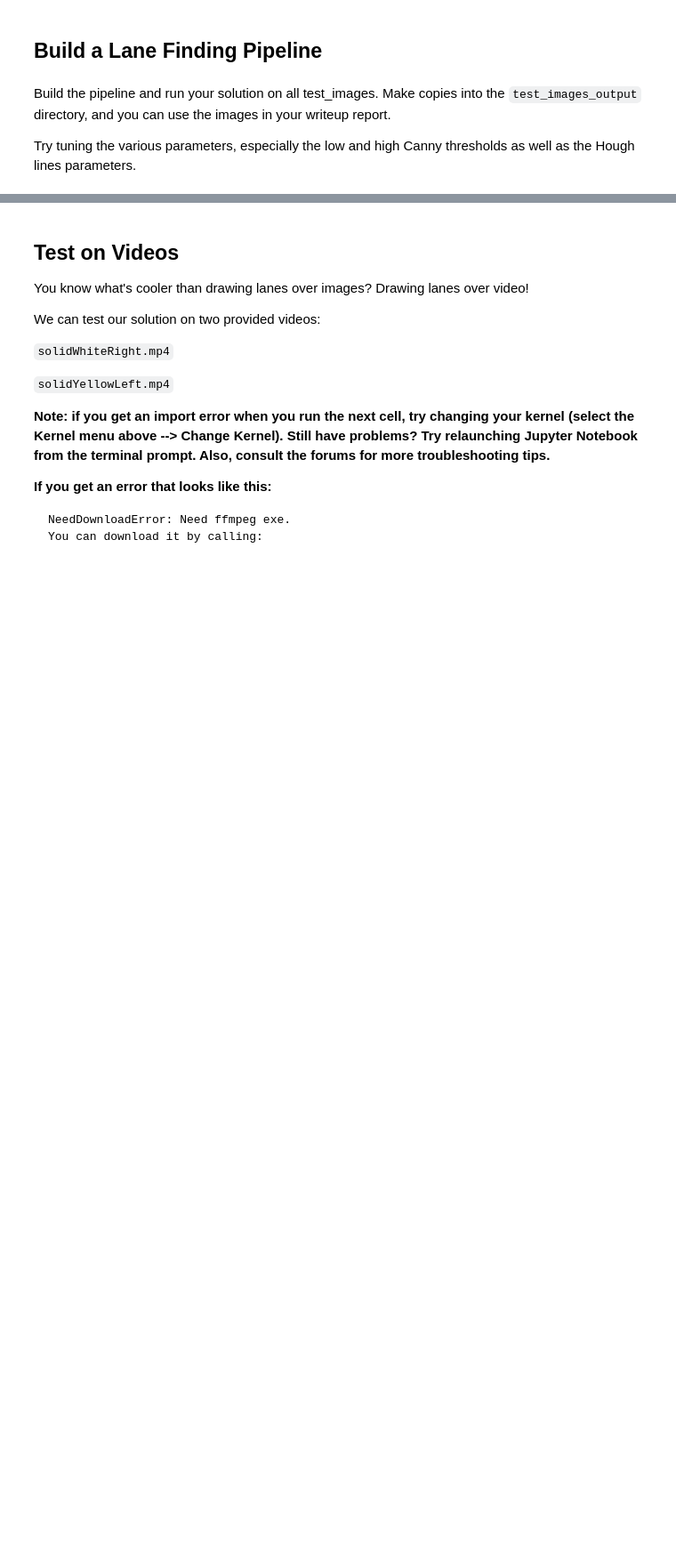
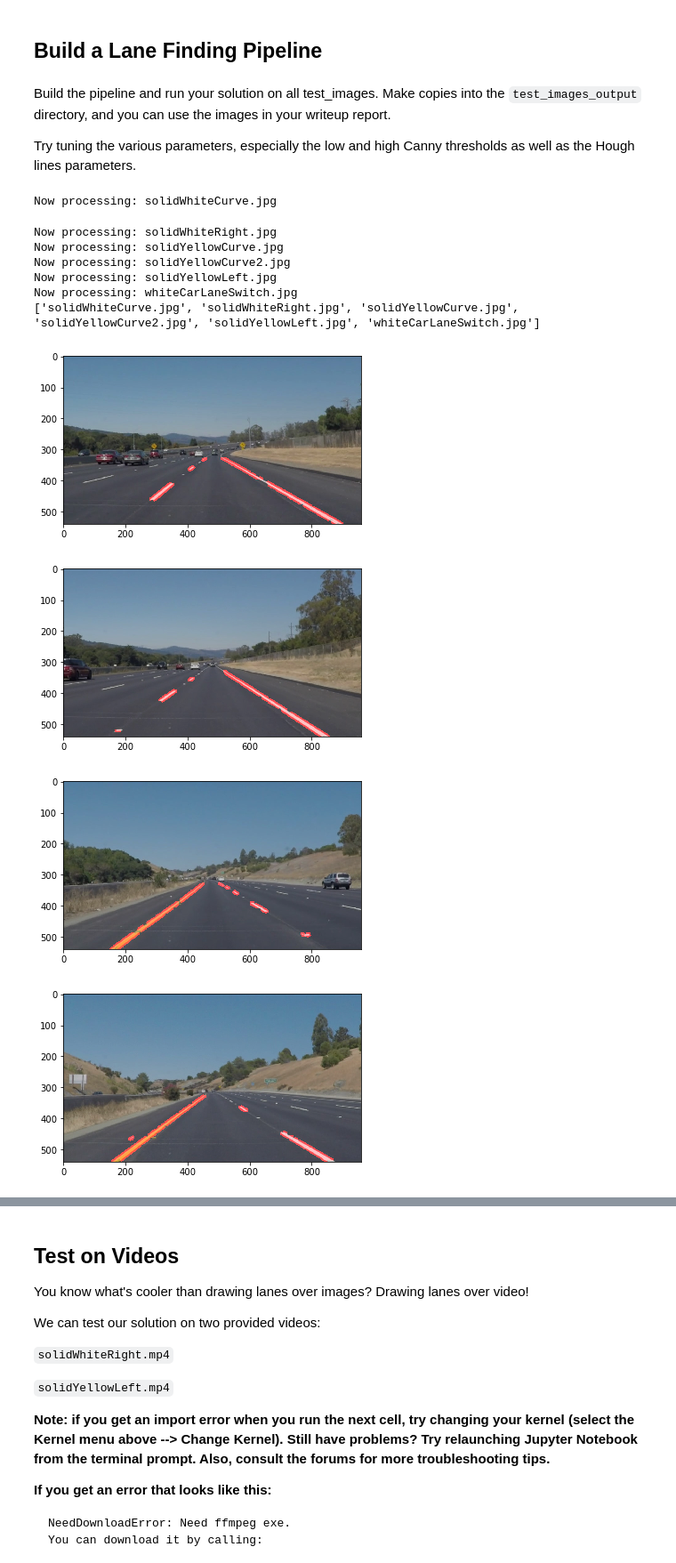
Before and after one commit to atul799/CarND-LaneLines-P1, a Jupyter notebook: P1.ipynb, the cells around one changed output, grey strips where cells are left out. Shown at 89% size. Saved outputs shown, nothing was run; the diff lists cells and outputs as text; code cells hidden in the pictures; blank space fills up the shorter version.

```diff
--- a/P1.ipynb
+++ b/P1.ipynb
@@ -329,3 +206,82 @@ os.listdir("test_images/")
 Build the pipeline and run your solution on all test_images. Make copies into the `test_images_output` directory, and you can use the images in your writeup report.
 
 Try tuning the various parameters, especially the low and high Canny thresholds as well as the Hough lines parameters.
+# %%
+## Intitial pipeline without extrapolation of lane markings
+#here is the steps in building pipeline function (called processing_steps here)
+#function to add steps on images
+#step1: load image ..> passed image after reading hence step1 is not needed in pipeline
+#step2: convert to grey scale
+#step3: gaussian blur
+#step4: canny edge detenction
+#step5: define vertices of polygon to mask
+#step6: Hough transform (#step7: draw lines with a blank image --> already in deffor Hough transform)
+#step8: overlap orig image with Hough trans and drawn_line img
+def processing_steps(imname,kernel_size=5,low_threshold=50, high_threshold=150,rho=1,theta=np.pi/180,threshold=1,min_line_len=5,max_line_gap=1):
+    #ld_image=load_image(imname)
+    #ld_image=mpimg.imread(imname)
+    grey_image=grayscale(imname)
+    gaussian_image=gaussian_blur(grey_image, kernel_size)
+    canny_image=canny(gaussian_image, low_threshold, high_threshold)
+
+    # Here we are defining a four sided polygon to mask (trapeziodal shape)
+    imshape = imname.shape
+    #vertices = np.array([[(0,imshape[0]),(0, 0), (imshape[1], 0), (imshape[1],imshape[0])]], dtype=np.int32)
+    #doesn't have to be a square
+    #vertices = np.array([[(100,imshape[0]),(100,imshape[0]-300 ), (imshape[1]-100, imshape[0]-300), (imshape[1]-100,imshape[0])]], dtype=np.int32)
+    #vertices = np.array([[(100,imshape[0]),(450, 330), (510, 320), (imshape[1],imshape[0])]], dtype=np.int32)
+    img_height = imname.shape[0]
+    img_width = imname.shape[1]
+    #vertices = np.array([[(50,imshape[0]),(450, 330), (510, 320), (imshape[1],imshape[0])]], dtype=np.int32)
+    vertices = np.array([[(img_width/20,img_height),(0.45*img_width, 0.61*img_height), (0.54*img_width, 0.61*img_height), (imshape[1],imshape[0])]], dtype=np.int32)
+
+    masked_image=region_of_interest(canny_image, vertices)
+
+    hough_line_image=hough_lines(masked_image, rho, theta, threshold, min_line_len, max_line_gap,10)
+    if hough_line_image == None:
+        print("Hough lines were empty")
+        return
+
+    # Create a "color" binary image to combine with line image
+    color_edges = np.dstack((canny_image, canny_image, canny_image))
+    f_image=weighted_img(hough_line_image,imname,  α=0.8, β=1., λ=0.)
+    #return masked_image
+    #return canny_image
+    #return hough_line_image
+    return f_image
+
+
+
+#test first img
+im_list=os.listdir('test_images/')
+im_files=[r'test_images/'+x for x in im_list]
+#print(im_files)
+#im_to_show=processing_steps(mpimg.imread(im_files[1]))
+#plt.imshow(im_to_show)
+#mpimg.imsave(r'test_images_output/'+im_list[1], im_to_show)
+#
+for imgs in im_list:
+    print("Now processing:",imgs)
+    im_to_show=processing_steps(mpimg.imread(r'test_images/'+imgs))
+    if(im_to_show == None):
+        print("Lane Marking failed")
+    plt.figure()
+    plt.imshow(im_to_show)
+    mpimg.imsave(r'test_images_noninterpolated_output/'+imgs, im_to_show)
+
+    #open cv channel BGR
+    #cv2.imwrite(r'test_images_output/'+imgs, cv2.cvtColor(im_to_show, cv2.COLOR_RGB2BGR))
+im_out_list=os.listdir('test_images_noninterpolated_output/')
+print(im_out_list)
+# %% [output]
+Now processing: solidWhiteCurve.jpg
+Now processing: solidWhiteRight.jpg
+Now processing: solidYellowCurve.jpg
+Now processing: solidYellowCurve2.jpg
+Now processing: solidYellowLeft.jpg
+Now processing: whiteCarLaneSwitch.jpg
+['solidWhiteCurve.jpg', 'solidWhiteRight.jpg', 'solidYellowCurve.jpg', 'solidYellowCurve2.jpg', 'solidYellowLeft.jpg', 'whiteCarLaneSwitch.jpg']
+[figure, added]
+[figure, added]
+[figure, added]
+[figure, added]
```
Also changed, not shown: parts of 11 cells of this notebook, 19 other files.
